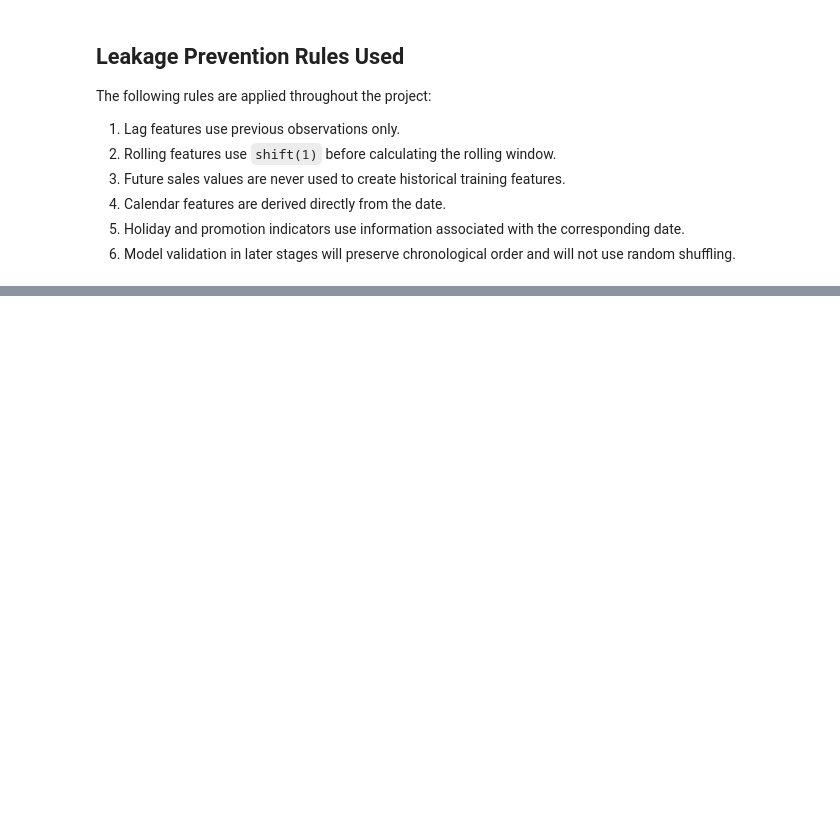
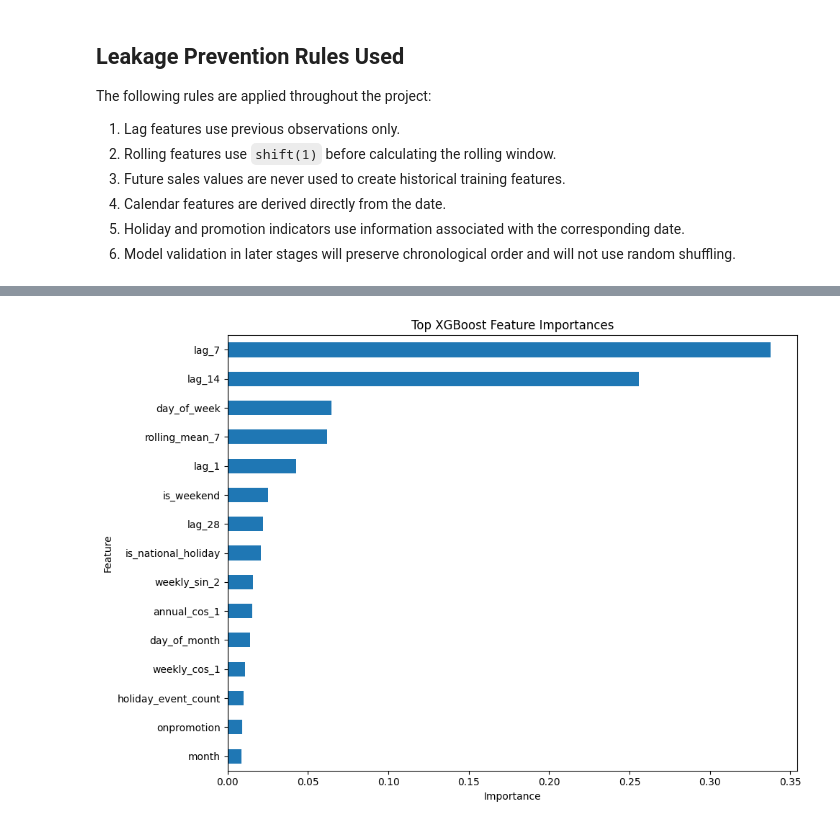
Before and after one commit to francisparwez/retail-demand-forecasting, a Jupyter notebook: notebooks/retail_demand_forecasting.ipynb, the cells around one changed output, grey strips where cells are left out. Cells and saved outputs as stored; diff of their text form; code cells hidden in the pictures; blank space fills up the shorter version.

```diff
--- a/notebooks/retail_demand_forecasting.ipynb
+++ b/notebooks/retail_demand_forecasting.ipynb
@@ -1342,0 +2229,9 @@ The following rules are applied throughout the project:
+# %%
+feature_importance = pd.Series(
+    best_xgb.feature_importances_,
+    index=feature_columns
+).sort_values(
+    ascending=False
+)
+
+feature_importance.head(15)
@@ -1342,0 +2255,21 @@ The following rules are applied throughout the project:
+# %%
+plt.figure(figsize=(10, 7))
+
+feature_importance.head(15).sort_values().plot(
+    kind="barh"
+)
+
+plt.title("Top XGBoost Feature Importances")
+plt.xlabel("Importance")
+plt.ylabel("Feature")
+plt.tight_layout()
+
+plt.savefig(
+    "../images/17_xgboost_feature_importance.png",
+    dpi=300,
+    bbox_inches="tight"
+)
+
+plt.show()
+# %% [output]
+[figure, added]
```
Also changed, not shown: parts of 47 cells of this notebook, 6 other files.
